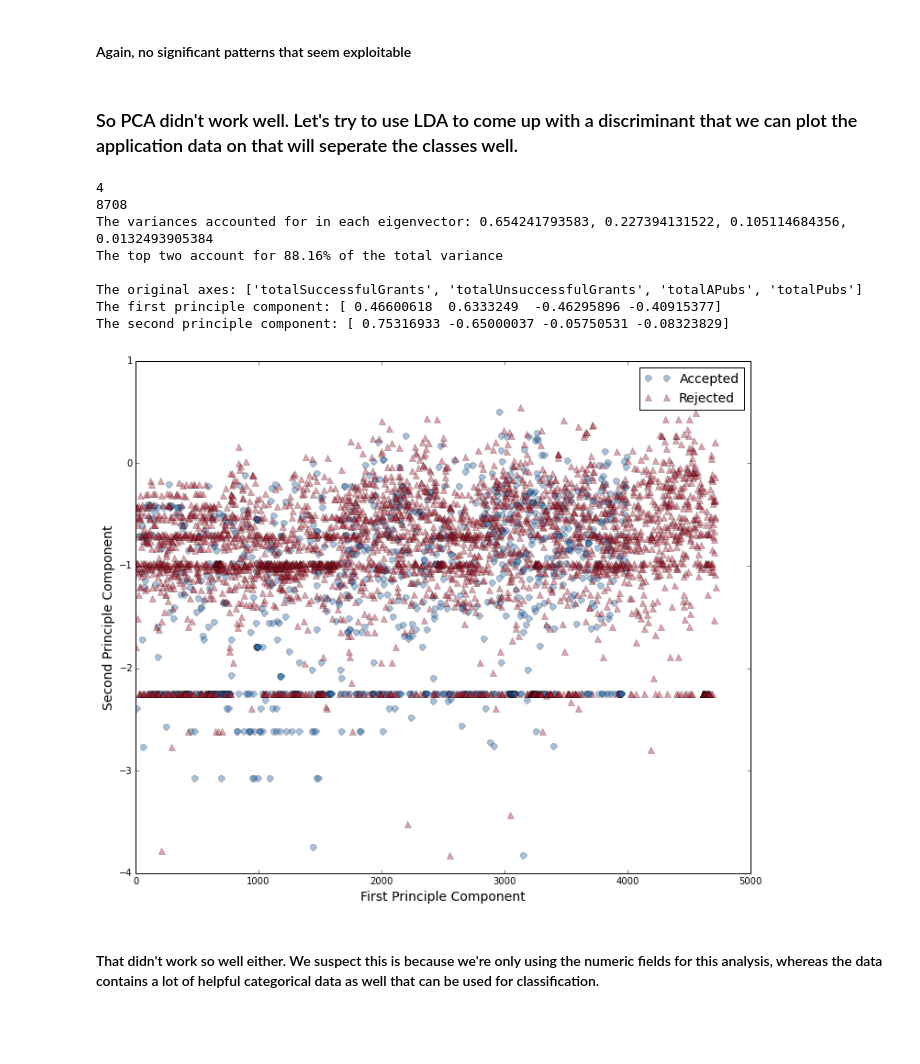
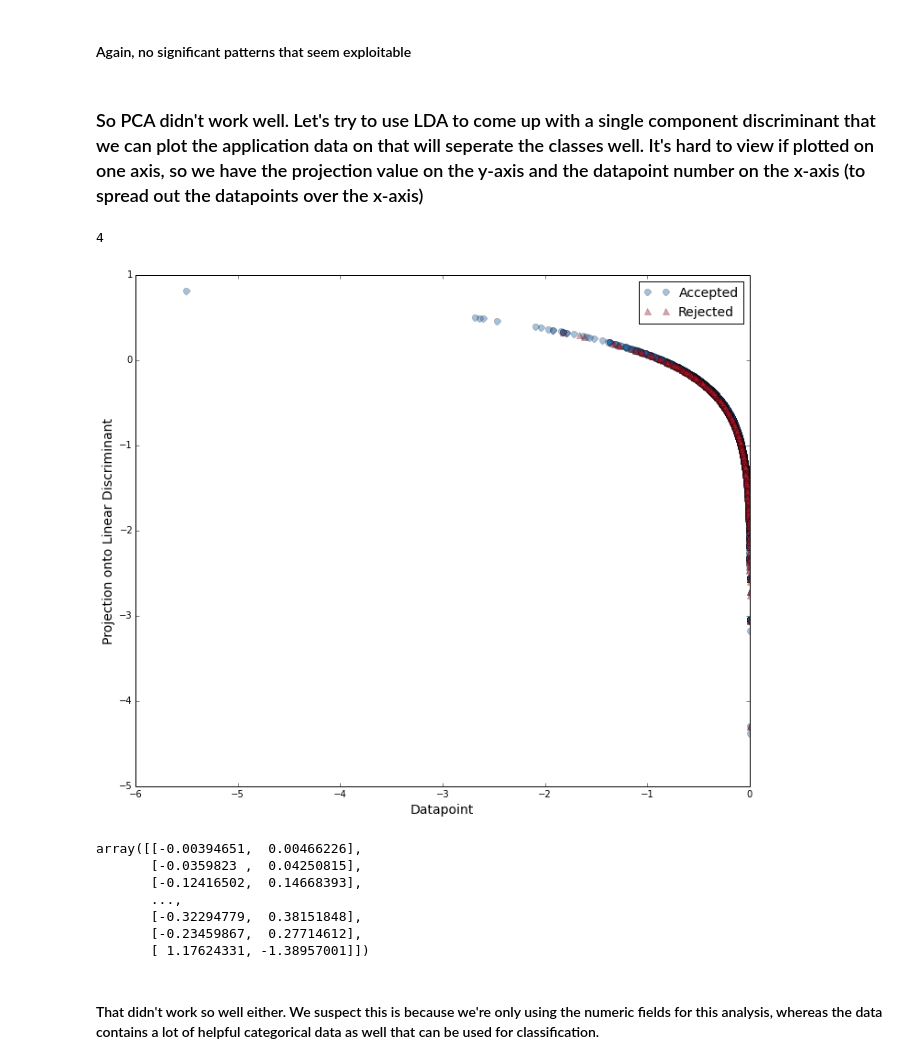
Before and after one commit to realmichaelzyy/cs249project, a Jupyter notebook: FundingFinalProject.ipynb, the cells around one changed output. Drawn from its saved outputs; the diff is of its cells as text; code cells hidden in the pictures; blank space fills up the shorter version.

```diff
--- a/FundingFinalProject.ipynb
+++ b/FundingFinalProject.ipynb
@@ -1174,41 +1174,38 @@ The second principle component: [ 0.75316933 -0.65000037 -0.05750531 -0.08323829
 # %% [markdown]
 #### Again, no significant patterns that seem exploitable
 # %% [markdown]
-### So PCA didn't work well. Let's try to use LDA to come up with a discriminant that we can plot the application data on that will seperate the classes well.
+### So PCA didn't work well. Let's try to use LDA to come up with a single component discriminant that we can plot the application data on that will seperate the classes well. It's hard to view if plotted on one axis, so we have the projection value on the y-axis and the datapoint number on the x-axis (to spread out the datapoints over the x-axis)
 # %%
 from sklearn.lda import LDA
 from numpy import log10
 print len(pcaColumns)
-clf = LDA(n_components=1)
+clf = LDA(n_components=2)
 result = clf.fit_transform(plotData.loc[:,pcaColumns].values, plotData.GrantStatus.values)
-print len(result)
+
 fig = plt.figure(1, figsize=(12, 10))
 ax1 = fig.add_subplot(111)
 
-ax1.plot(range(len(result[plotData.GrantStatus.values == 1])), log10(result[plotData.GrantStatus.values == 1]),
+ax1.plot(result[plotData.GrantStatus.values == 1,0], log10(result[plotData.GrantStatus.values == 1,1]),
          'o', markersize=7, color=blue, alpha=0.4, label='Accepted')
-ax1.plot(range(len(result[plotData.GrantStatus.values == 0])), log10(result[plotData.GrantStatus.values == 0]),
+ax1.plot(result[plotData.GrantStatus.values == 0,0], log10(result[plotData.GrantStatus.values == 0,1]),
          '^', markersize=7, color=red, alpha=0.4, label='Rejected')
 #ax1.set_xlim([-1.06,-1.055])
 plt.legend(fontsize=14)
-ax1.set_xlabel('First Principle Component', fontsize=14)
-ax1.set_ylabel('Second Principle Component', fontsize=14)
-
-print("The variances accounted for in each eigenvector: " + ", ".join([str(f) for f in pca.fracs]))
-print("The top two account for %0.2f%% of the total variance" % (100.0 * numpy.sum(pca.fracs[0:2])))
-print("\nThe original axes: " + str(pcaColumns))
-print("The first principle component: " + str(pca.Wt[1,:]))
-print("The second principle component: " + str(pca.Wt[2,:]))
+ax1.set_xlabel('Datapoint', fontsize=14)
+_ = ax1.set_ylabel('Projection onto Linear Discriminant', fontsize=14)
 # %% [output]
 4
-8708
-The variances accounted for in each eigenvector: 0.654241793583, 0.227394131522, 0.105114684356, 0.0132493905384
-The top two account for 88.16% of the total variance
-
-The original axes: ['totalSuccessfulGrants', 'totalUnsuccessfulGrants', 'totalAPubs', 'totalPubs']
-The first principle component: [ 0.46600618  0.6333249  -0.46295896 -0.40915377]
-The second principle component: [ 0.75316933 -0.65000037 -0.05750531 -0.08323829]
-[figure, old version]
+[figure, new version]
+# %%
+result[plotData.GrantStatus.values == 1,:]
+# %% [output]
+array([[-0.00394651,  0.00466226],
+       [-0.0359823 ,  0.04250815],
+       [-0.12416502,  0.14668393],
+       ...,
+       [-0.32294779,  0.38151848],
+       [-0.23459867,  0.27714612],
+       [ 1.17624331, -1.38957001]])
 # %% [markdown]
 #### That didn't work so well either. We suspect this is because we're only using the numeric fields for this analysis, whereas the data contains a lot of helpful categorical data as well that can be used for classification.
 # %% [markdown]
```
Also changed, not shown: parts of 1 cell of this notebook.
